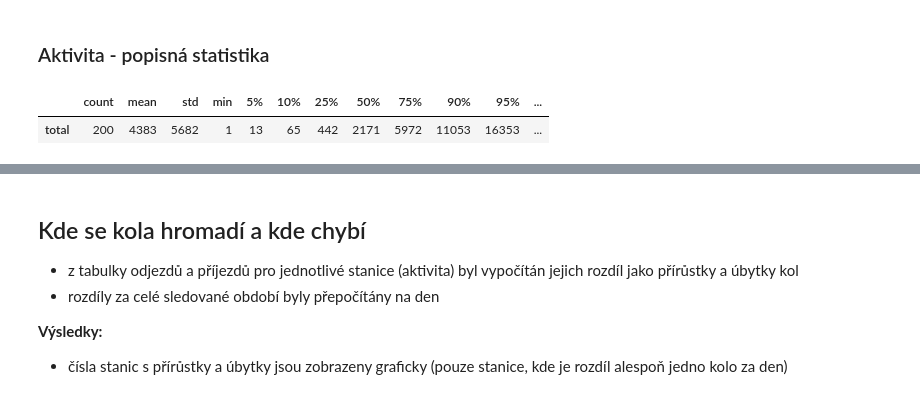
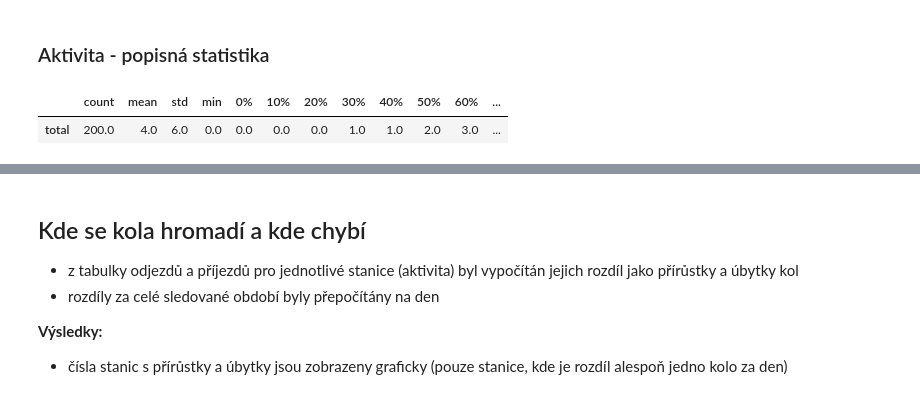
Before and after one commit to michalbk/Data_academy-Python_project, a Jupyter notebook: python_project.ipynb, the cells around one changed output, grey strips where cells are left out. Drawn from its saved outputs; the diff is of its cells as text; code cells hidden in the pictures.

```diff
--- a/python_project.ipynb
+++ b/python_project.ipynb
@@ -95,6 +94,13 @@ activity_df = (stations_df
                .astype({'departures': int, 'arrivals': int}))
 activity_df['total'] = (activity_df['departures']
                               + activity_df['arrivals'])
+
+# Days between last and first record
+interval_days = ((ddf.sort_values('started_at').iloc[-1,1] - ddf.sort_values('started_at')
+                  .iloc[0,0]).days)
+# Activity per day
+activity_df = (round(activity_df[['departures', 'arrivals', 'total']]
+                     .transform(lambda x: x/interval_days), 1))
 activity_df = (activity_df.sort_values('total'))
 
 activity_df.iloc[[0,1,-2,-1]]
@@ -109,9 +115,8 @@ activity_df.iloc[[0,1,-2,-1]]
 ### Aktivita - popisná statistika
 # %%
 (round(activity_df[['total']]
- .describe(percentiles=[.05, .10, .25, .50, .75, .90, .95, .999]),0)
- .astype(int)
+ .describe(percentiles=np.array(range(0,100,10))/100),0)
  .T)
 # %% [output]
-|  | count | mean | std | min | 5% | 10% | 25% | 50% | 75% | 90% | 95% | ... |
-| total | 200 | 4383 | 5682 | 1 | 13 | 65 | 442 | 2171 | 5972 | 11053 | 16353 | ... |
+|  | count | mean | std | min | 0% | 10% | 20% | 30% | 40% | 50% | 60% | ... |
+| total | 200.0 | 4.0 | 6.0 | 0.0 | 0.0 | 0.0 | 0.0 | 1.0 | 1.0 | 2.0 | 3.0 | ... |
```
Also changed, not shown: parts of 6 cells of this notebook.
